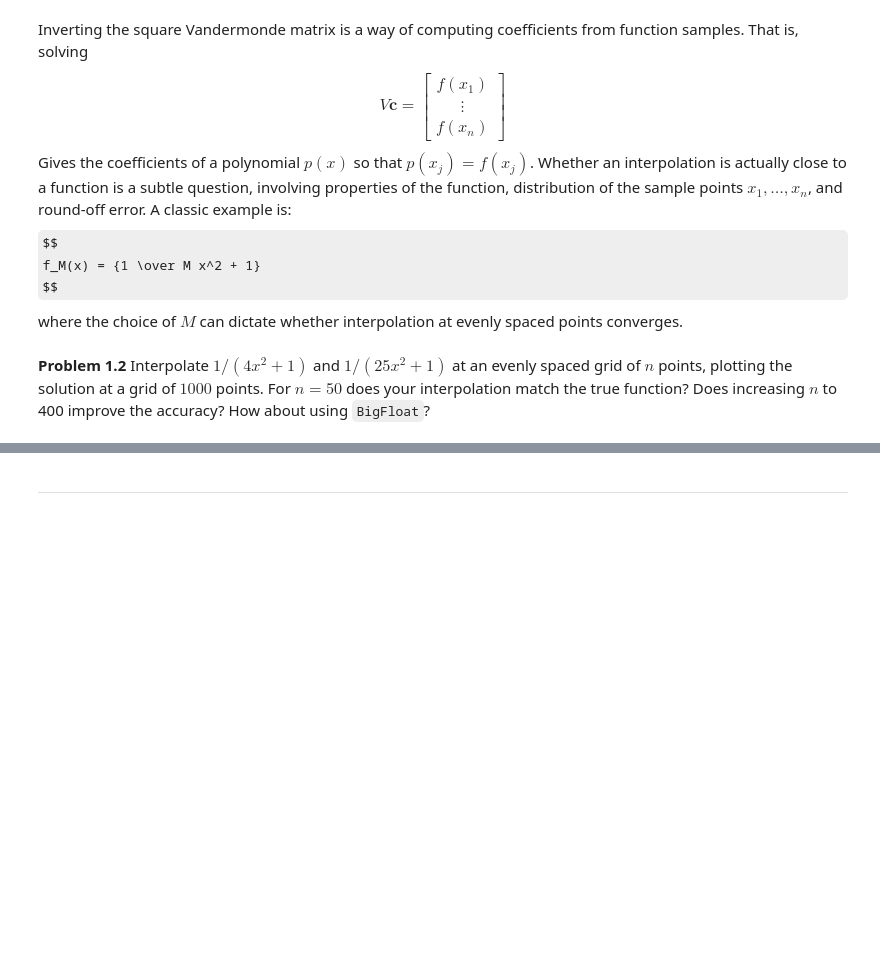
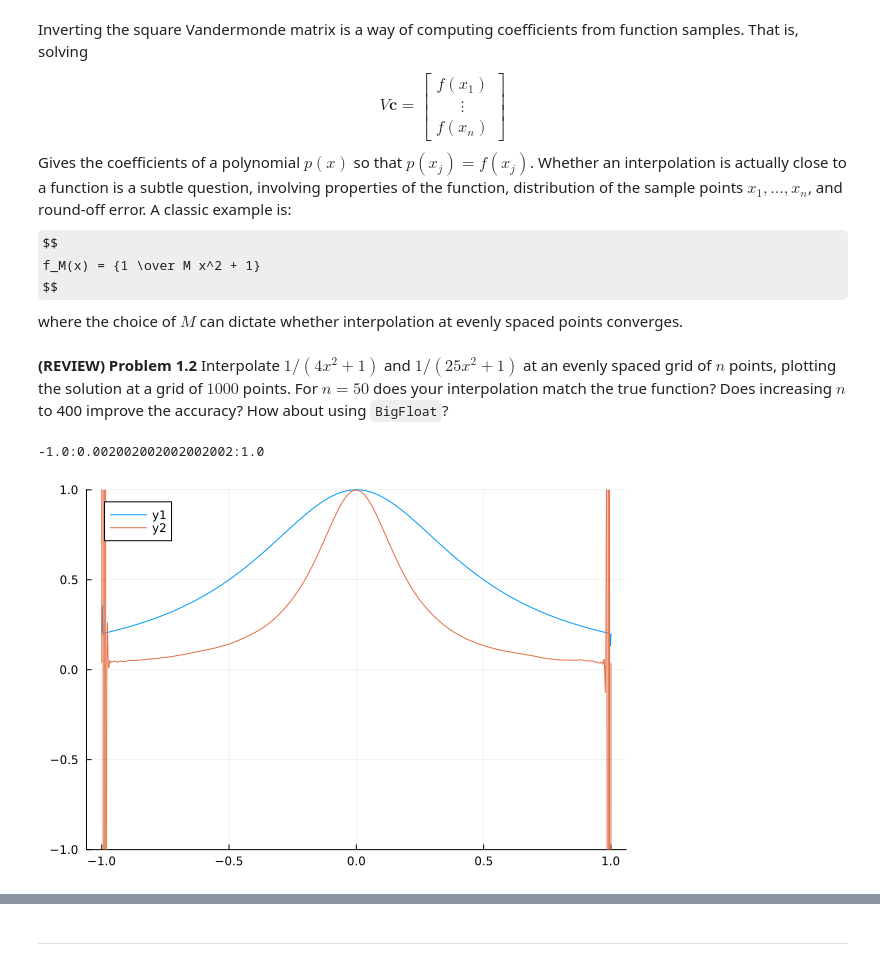
Before and after one commit to liyiyan128/MATH50003NumericalAnalysis, a Jupyter notebook: labs/lab6 copy.ipynb, the cells around one changed output, grey strips where cells are left out. Saved outputs shown, nothing was run; the diff lists cells and outputs as text; code cells hidden in the pictures; some formulas as TeX source; blank space fills up the shorter version.

```diff
--- a/labs/lab6 copy.ipynb
+++ b/labs/lab6 copy.ipynb
@@ -52,6 +52,43 @@ $$
 $$
 where the choice of $M$ can dictate whether interpolation at evenly spaced points converges.
 # %% [markdown]
-**Problem 1.2** Interpolate $1/(4x^2+1)$ and $1/(25x^2 + 1)$ at an evenly spaced grid of $n$
+**(REVIEW) Problem 1.2** Interpolate $1/(4x^2+1)$ and $1/(25x^2 + 1)$ at an evenly spaced grid of $n$
 points, plotting the solution at a grid of $1000$ points. For $n = 50$ does your interpolation match
 the true function?  Does increasing $n$ to 400 improve the accuracy? How about using `BigFloat`?
+# %%
+n = 50
+𝐱 = range(-1, 1; length=n)
+𝐠 = range(-1, 1; length=1000) # plotting grid
+
+# TODO: interpolate 1/(10x^2 + 1) and 1/(25x^2 + 1) at $𝐱$, plotting both solutions evaluated at
+# the grid 𝐠. Hint: use a rectangular Vandermonde matrix to evaluate your polynomial on 𝐠. Remember
+# `plot(𝐱, 𝐟)` will create a new plot whilst `plot!(𝐱, 𝐟)` will add to an existing plot.
+# SOLUTION
+V = vandermonde(𝐱, n)
+V_g = vandermonde(𝐠, n)
+f_4 = x -> 1/(4x^2 + 1)
+𝐜_4 = V \ f_4.(𝐱)
+f_25 = x -> 1/(25x^2 + 1)
+𝐜_25 = V \ f_25.(𝐱)
+
+plot(𝐠, V_g*𝐜_4; ylims=(-1,1))
+plot!(𝐠, V_g*𝐜_25)
+# %% [output]
+-1.0:0.002002002002002002:1.0
+# %%
+# TODO: repeat the experiment with `n = 400` and observe what has changed.
+n = 400
+𝐱 = range(-1, 1; length=n)
+𝐠 = range(-1, 1; length=1000) # plotting grid
+
+V_x = vandermonde(𝐱, n)
+V_g = vandermonde(𝐠, n)
+f_4 = x -> 1/(4x^2 + 1)
+𝐜_4 = V_x \ f_4.(𝐱)
+f_25 = x -> 1/(25x^2 + 1)
+𝐜_25 = V_x \ f_25.(𝐱)
+
+plot(𝐠, V_g*𝐜_4; ylims=(-1,1))
+plot!(𝐠, V_g*𝐜_25)
+# %% [output]
+[figure, added]
```
Also changed, not shown: parts of 9 cells of this notebook, 2 other files.
